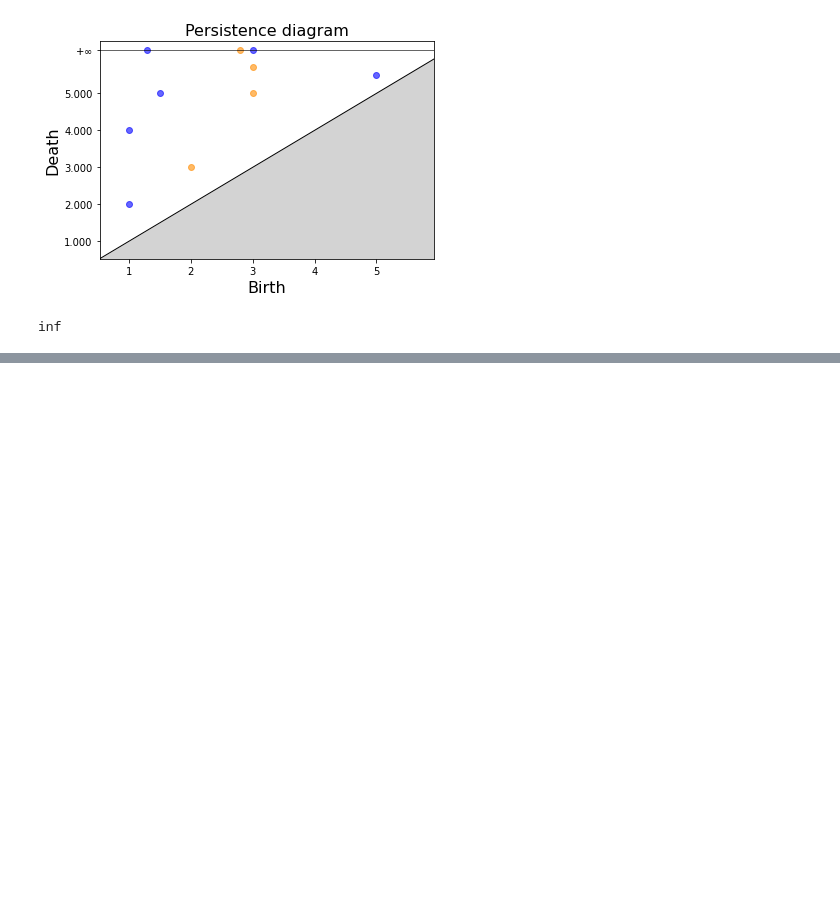
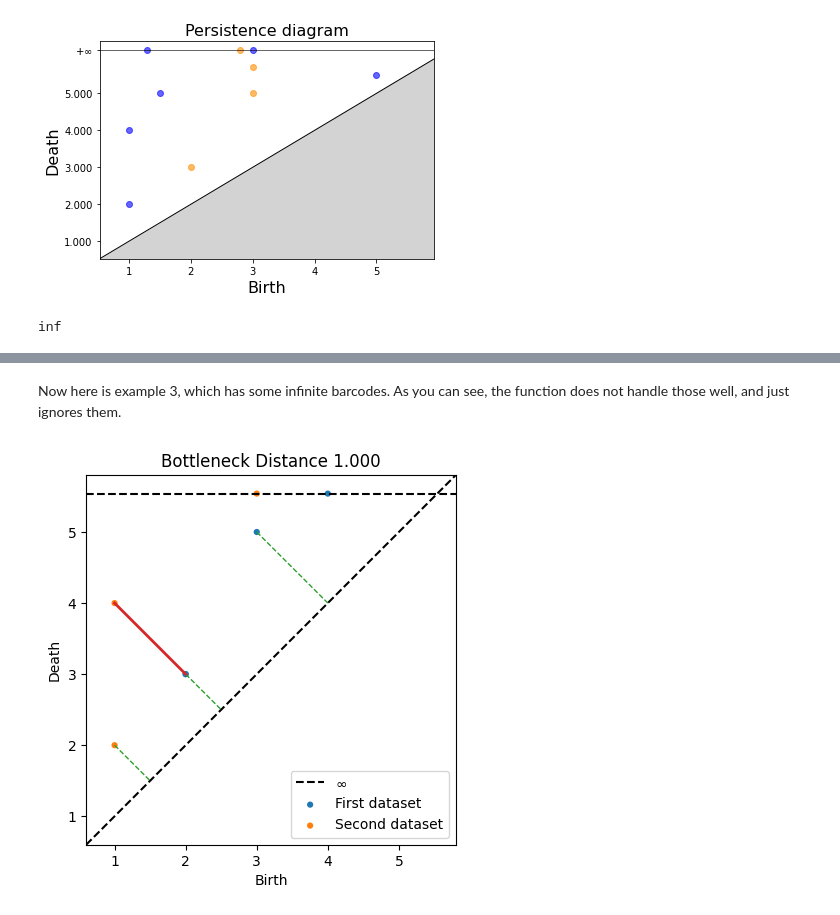
Before and after one commit to bertguillou/MA352_SP22, a Jupyter notebook: 5_Bottleneck_distance.ipynb, the cells around one changed output, grey strips where cells are left out. Saved outputs shown, nothing was run; the diff lists cells and outputs as text; code cells hidden in the pictures; blank space fills up the shorter version.

```diff
--- a/5_Bottleneck_distance.ipynb
+++ b/5_Bottleneck_distance.ipynb
@@ -61,0 +97,26 @@ inf
+# %% [markdown]
+Now here is example 3, which has some infinite barcodes. As you can see, the function does not handle those well, and just ignores them.
+# %%
+dgm1 = np.array([
+    [2, 3],
+    [2, 3],
+    [3, 5],
+    [4,float('Inf')]
+])
+dgm2 = np.array([
+    [1, 2],
+    [1,4],
+    [3,float('Inf')],
+])
+
+d, matching = persim.bottleneck(
+    dgm1,
+    dgm2,
+    matching=True
+)
+
+persim.bottleneck_matching(dgm1, dgm2, matching, labels=['First dataset', 'Second dataset'])
+plt.title("Bottleneck Distance {:.3f}".format(d))
+plt.show()
+# %% [output]
+[figure, added]
```
Also changed, not shown: parts of 6 cells of this notebook.
